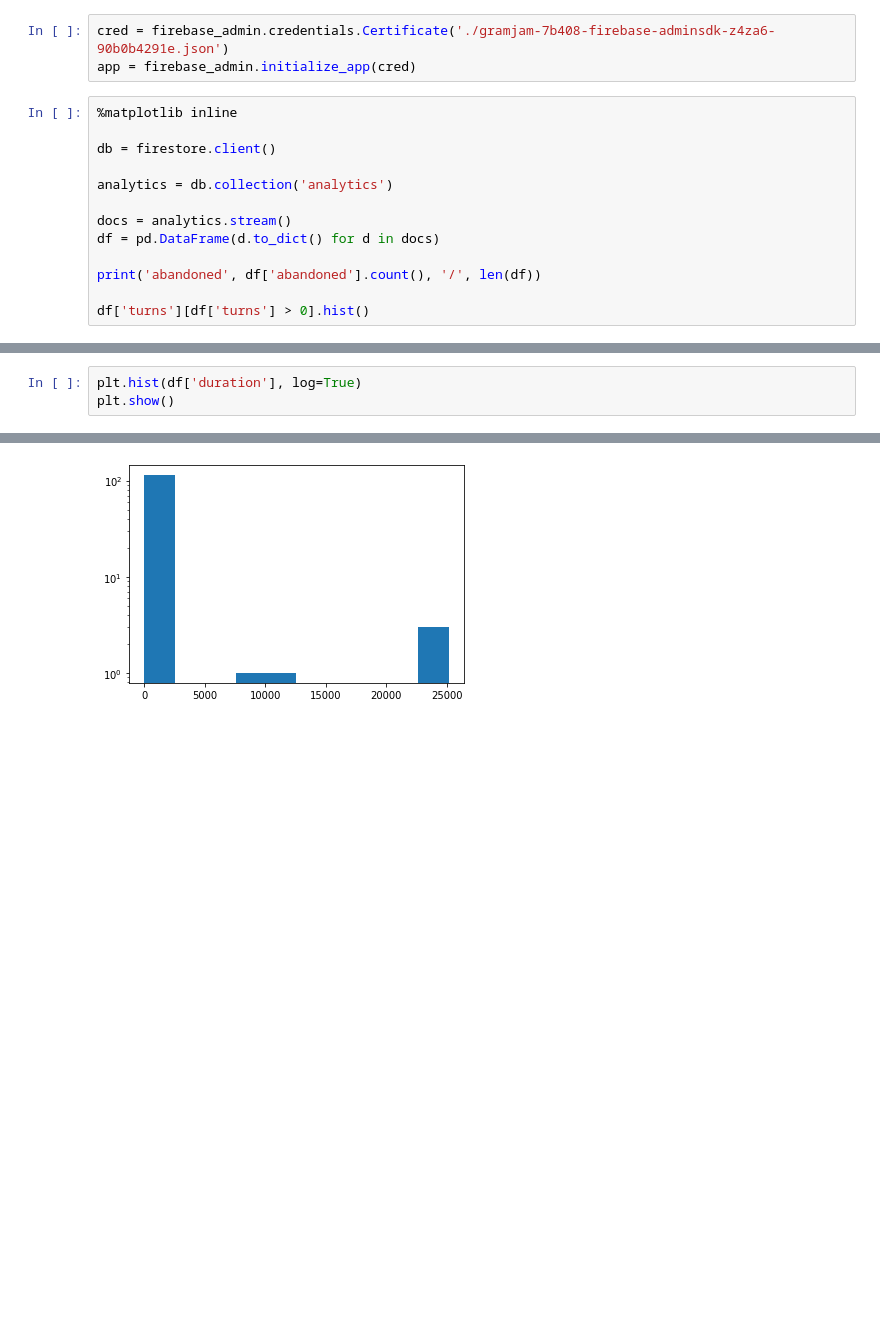
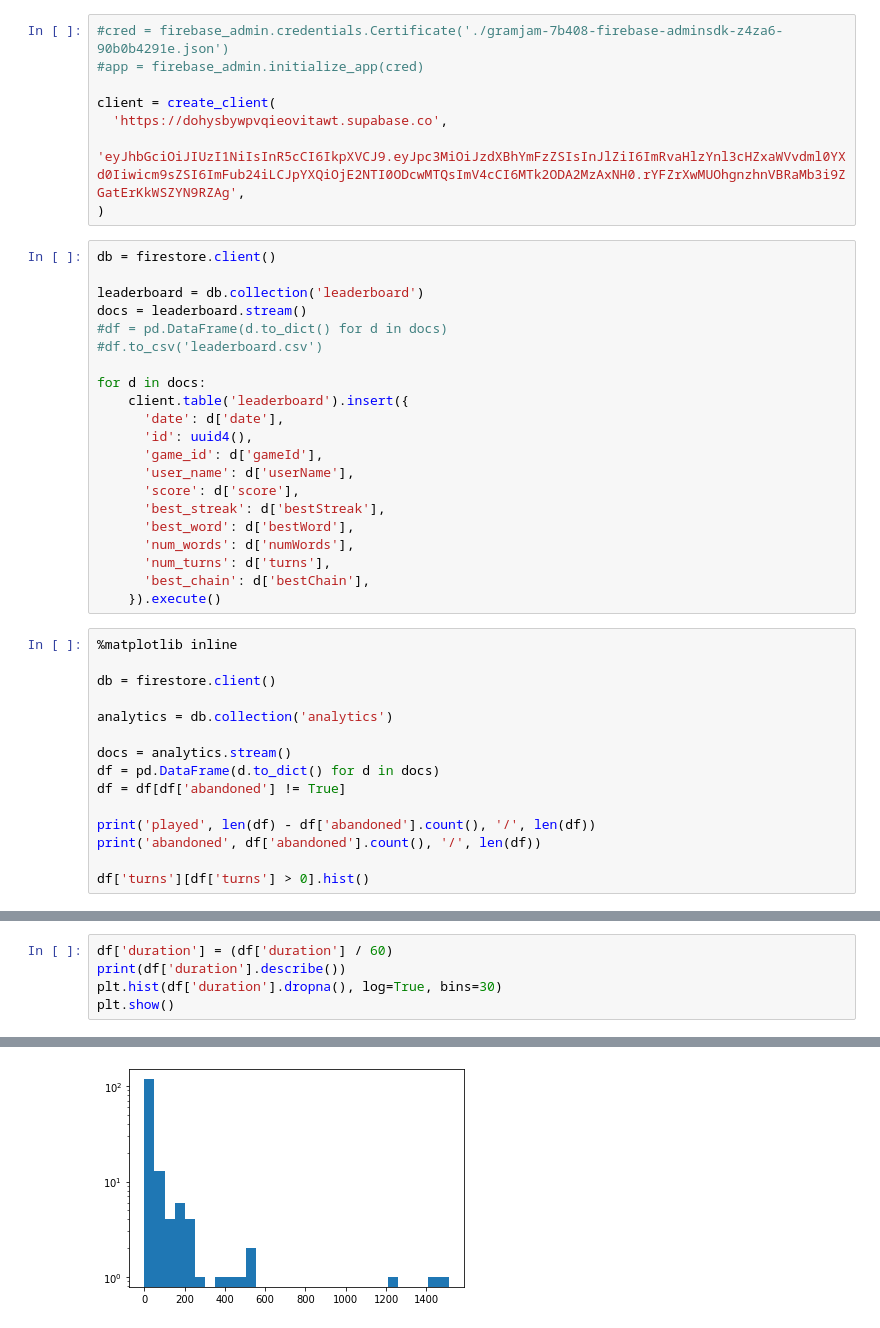
Before and after one commit to FXZFun/gram-jam, a Jupyter notebook: analytics/charts.ipynb, the cells around one changed output, grey strips where cells are left out. Drawn from its saved outputs; the diff is of its cells as text; blank space fills up the shorter version.

Commit message:
leaderboard better loading techniques

```diff
--- a/analytics/charts.ipynb
+++ b/analytics/charts.ipynb
@@ -8,6 +10,32 @@ from firebase_admin import firestore
 # %%
-cred = firebase_admin.credentials.Certificate('./gramjam-7b408-firebase-adminsdk-z4za6-90b0b4291e.json')
-app = firebase_admin.initialize_app(cred)
+#cred = firebase_admin.credentials.Certificate('./gramjam-7b408-firebase-adminsdk-z4za6-90b0b4291e.json')
+#app = firebase_admin.initialize_app(cred)
+
+client = create_client(
+  'https://dohysbywpvqieovitawt.supabase.co',
+  'eyJhbGciOiJIUzI1NiIsInR5cCI6IkpXVCJ9.eyJpc3MiOiJzdXBhYmFzZSIsInJlZiI6ImRvaHlzYnl3cHZxaWVvdml0YXd0Iiwicm9sZSI6ImFub24iLCJpYXQiOjE2NTI0ODcwMTQsImV4cCI6MTk2ODA2MzAxNH0.rYFZrXwMUOhgnzhnVBRaMb3i9ZGatErKkWSZYN9RZAg',
+)
+# %%
+db = firestore.client()
+
+leaderboard = db.collection('leaderboard')
+docs = leaderboard.stream()
+#df = pd.DataFrame(d.to_dict() for d in docs)
+#df.to_csv('leaderboard.csv')
+
+for d in docs:
+    client.table('leaderboard').insert({
+      'date': d['date'],
+      'id': uuid4(),
+      'game_id': d['gameId'],
+      'user_name': d['userName'],
+      'score': d['score'],
+      'best_streak': d['bestStreak'],
+      'best_word': d['bestWord'],
+      'num_words': d['numWords'],
+      'num_turns': d['turns'],
+      'best_chain': d['bestChain'],
+    }).execute()
 # %%
 %matplotlib inline
 
@@ -17,7 +45,9 @@ analytics = db.collection('analytics')
 
 docs = analytics.stream()
 df = pd.DataFrame(d.to_dict() for d in docs)
+df = df[df['abandoned'] != True]
 
+print('played', len(df) - df['abandoned'].count(), '/', len(df))
 print('abandoned', df['abandoned'].count(), '/', len(df))
 
 df['turns'][df['turns'] > 0].hist()
@@ -55,4 +112,6 @@ Name: userId, dtype: int64
 # %%
-plt.hist(df['duration'], log=True)
+df['duration'] = (df['duration'] / 60)
+print(df['duration'].describe())
+plt.hist(df['duration'].dropna(), log=True, bins=30)
 plt.show()
 # %% [output]
@@ -59,4 +127,4 @@ plt.show()
-[figure, old version]
+[figure, new version]
 # %%
 feedback = db.collection('feedback')
 for doc in feedback.stream():
```
Also changed, not shown: parts of 10 cells of this notebook, 22 other files.
